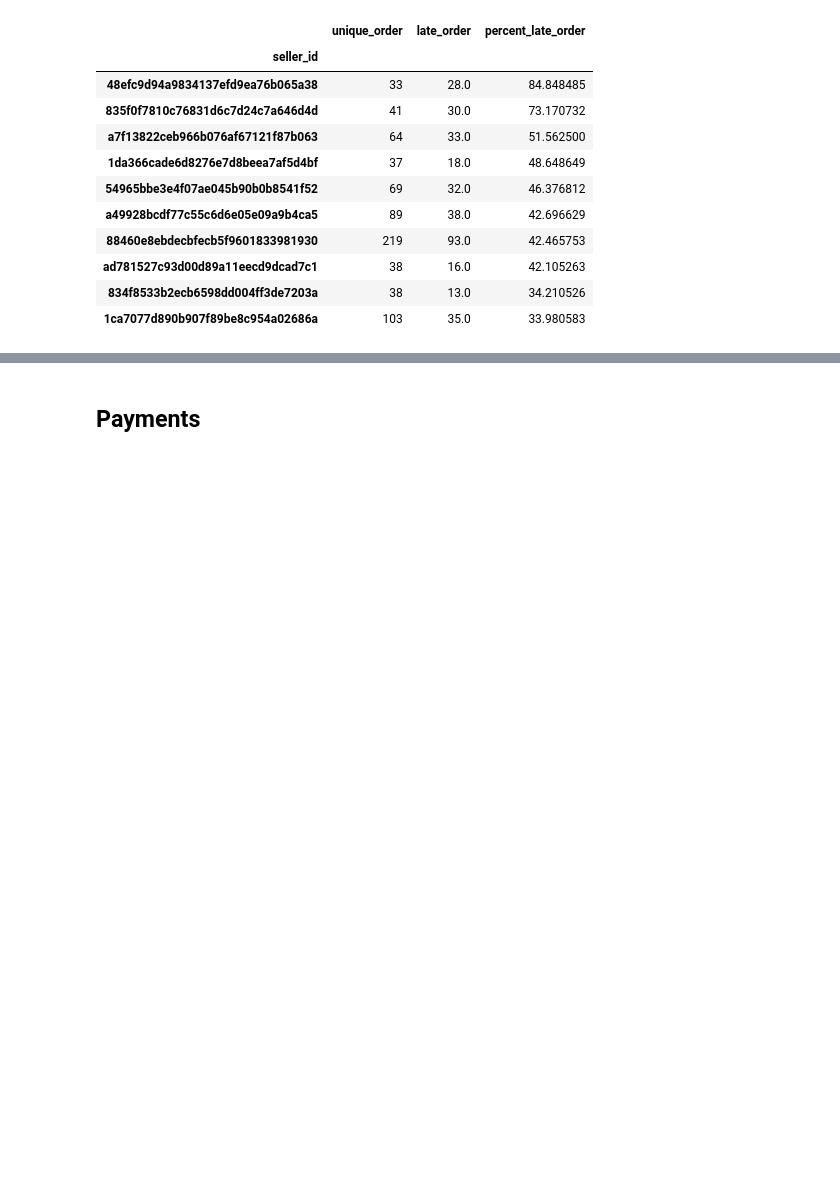
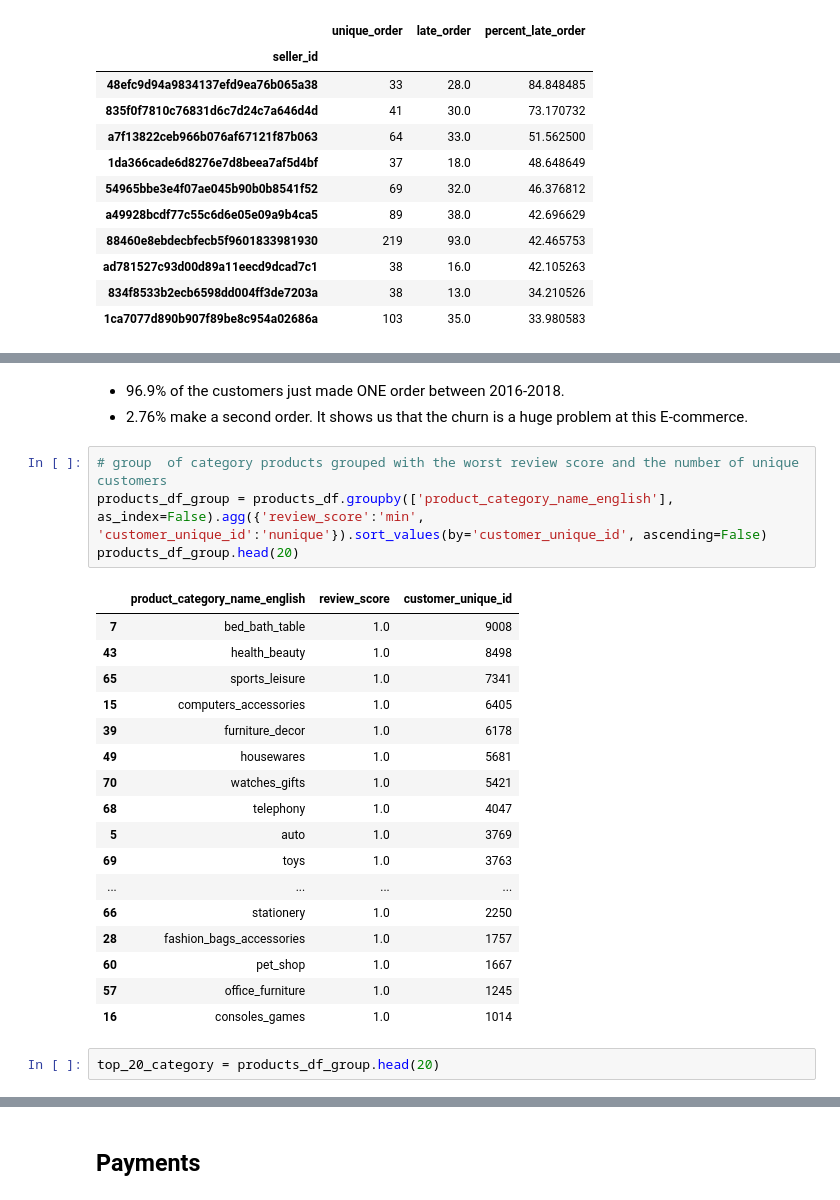
Before and after one commit to danieldhats7/brazilian-e-commerce, a Jupyter notebook: EDA.ipynb, the cells around one changed output, grey strips where cells are left out. Saved outputs shown, nothing was run; the diff lists cells and outputs as text; blank space fills up the shorter version.

```diff
--- a/EDA.ipynb
+++ b/EDA.ipynb
@@ -708,0 +753,28 @@ seller_top_10
+# %% [markdown]
+- 96.9% of the customers just made ONE order between 2016-2018.
+- 2.76% make a second order.
+It shows us that the churn is a huge problem at this E-commerce.
+# %%
+# group  of category products grouped with the worst review score and the number of unique customers
+products_df_group = products_df.groupby(['product_category_name_english'], as_index=False).agg({'review_score':'min', 'customer_unique_id':'nunique'}).sort_values(by='customer_unique_id', ascending=False)
+products_df_group.head(20)
+# %% [output]
+|  | product_category_name_english | review_score | customer_unique_id |
+| 7 | bed_bath_table | 1.0 | 9008 |
+| 43 | health_beauty | 1.0 | 8498 |
+| 65 | sports_leisure | 1.0 | 7341 |
+| 15 | computers_accessories | 1.0 | 6405 |
+| 39 | furniture_decor | 1.0 | 6178 |
+| 49 | housewares | 1.0 | 5681 |
+| 70 | watches_gifts | 1.0 | 5421 |
+| 68 | telephony | 1.0 | 4047 |
+| 5 | auto | 1.0 | 3769 |
+| 69 | toys | 1.0 | 3763 |
+| ... | ... | ... | ... |
+| 66 | stationery | 1.0 | 2250 |
+| 28 | fashion_bags_accessories | 1.0 | 1757 |
+| 60 | pet_shop | 1.0 | 1667 |
+| 57 | office_furniture | 1.0 | 1245 |
+| 16 | consoles_games | 1.0 | 1014 |
+# %%
+top_20_category = products_df_group.head(20)
```
Also changed, not shown: parts of 7 cells of this notebook.
